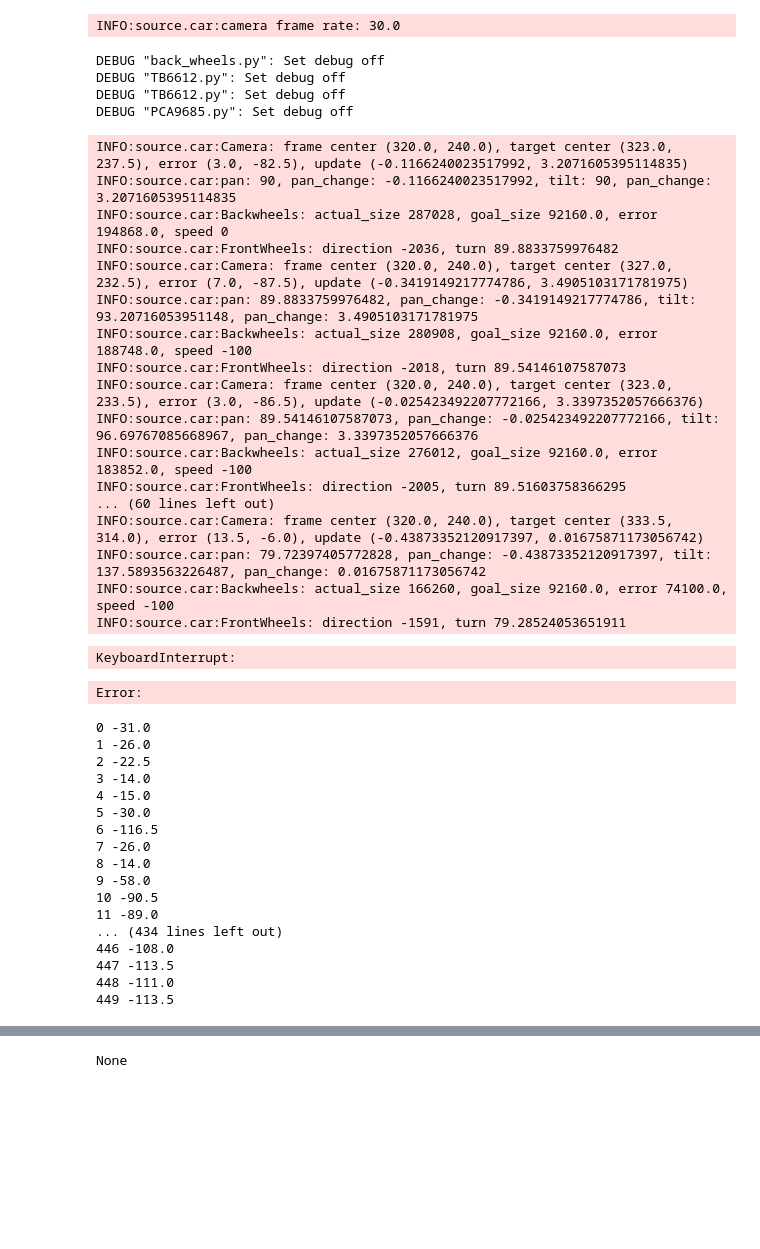
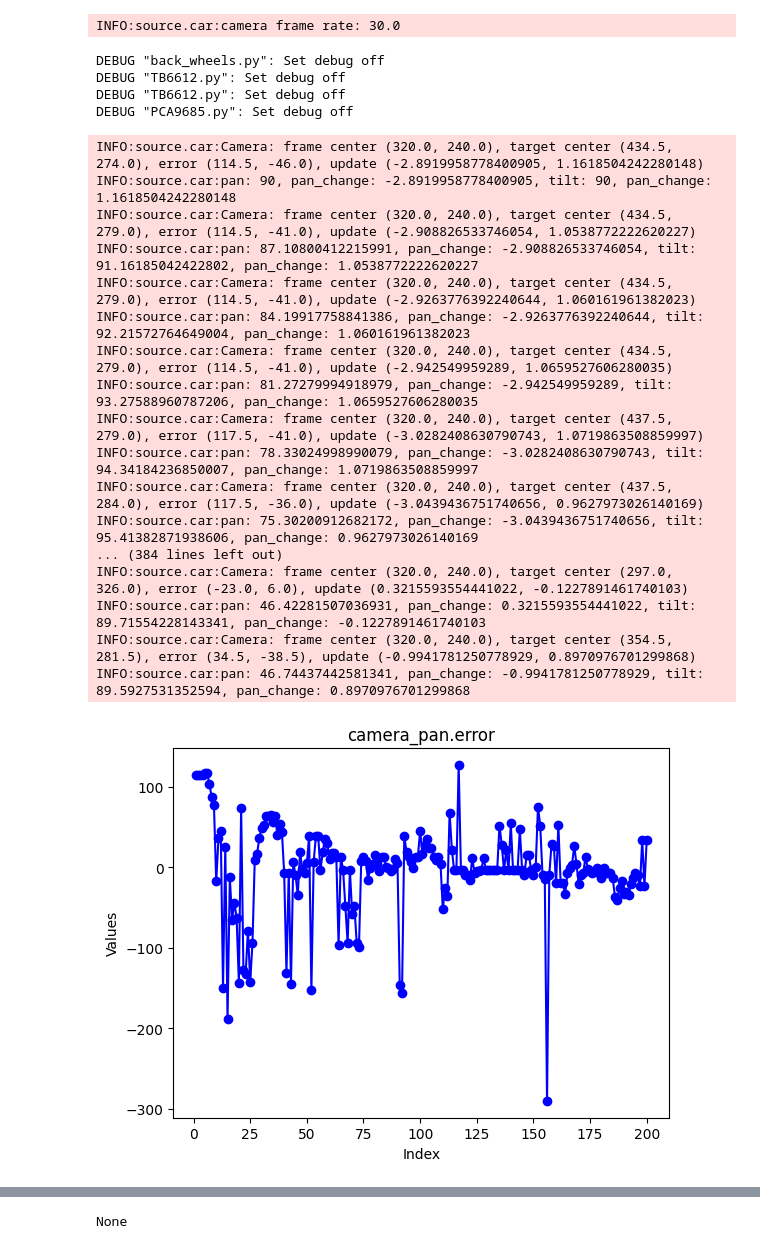
Before and after one commit to tonywang1990/curiosity, a Jupyter notebook: test.ipynb, the cells around one changed output, grey strips where cells are left out. Saved outputs shown, nothing was run; the diff lists cells and outputs as text; code cells hidden in the pictures; blank space fills up the shorter version.

```diff
--- a/test.ipynb
+++ b/test.ipynb
@@ -1,44 +1,45 @@
 # %%
 from source.car import Car
 from PIL import Image
 import logging
 logging.basicConfig(level=logging.INFO)
 
 
 car = Car()
 #car.get_target_list()
 #car.test()
-res = car.loop(args={'tgt_ids':[17, 0], 'tgt_key':'score'}, max_iter=100, debug=True)
-ctrl = car.controllers['back_wheels']
-ctrl.plot('back_wheels')
+res = car.loop(args={'tgt_ids':[17, 0], 'tgt_key':'score'}, max_iter=200, debug=True)
+signal = 'camera_pan'#'back_wheels'
+
+ctrl = car.controllers[signal]
+ctrl.plot(signal)
 
 
 
 ## TODO: change to only return one target
 ## TODO: use exp moving avg
 ## TODO: use PID, and save and plot tracking curves
 # %% [output]
 INFO:source.car:camera frame rate: 30.0
 DEBUG "back_wheels.py": Set debug off
 DEBUG "TB6612.py": Set debug off
 DEBUG "TB6612.py": Set debug off
 DEBUG "PCA9685.py": Set debug off
-INFO:source.car:Camera: frame center (320.0, 240.0), target center (323.0, 237.5), error (3.0, -82.5), update (-0.1166240023517992, 3.2071605395114835)
-INFO:source.car:pan: 90, pan_change: -0.1166240023517992, tilt: 90, pan_change: 3.2071605395114835
-INFO:source.car:Backwheels: actual_size 287028, goal_size 92160.0, error 194868.0, speed 0
-INFO:source.car:FrontWheels: direction -2036, turn 89.8833759976482
-INFO:source.car:Camera: frame center (320.0, 240.0), target center (327.0, 232.5), error (7.0, -87.5), update (-0.3419149217774786, 3.4905103171781975)
-INFO:source.car:pan: 89.8833759976482, pan_change: -0.3419149217774786, tilt: 93.20716053951148, pan_change: 3.4905103171781975
-INFO:source.car:Backwheels: actual_size 280908, goal_size 92160.0, error 188748.0, speed -100
-INFO:source.car:FrontWheels: direction -2018, turn 89.54146107587073
-INFO:source.car:Camera: frame center (320.0, 240.0), target center (323.0, 233.5), error (3.0, -86.5), update (-0.025423492207772166, 3.3397352057666376)
-INFO:source.car:pan: 89.54146107587073, pan_change: -0.025423492207772166, tilt: 96.69767085668967, pan_change: 3.3397352057666376
-INFO:source.car:Backwheels: actual_size 276012, goal_size 92160.0, error 183852.0, speed -100
-INFO:source.car:FrontWheels: direction -2005, turn 89.51603758366295
-... (60 lines left out)
-INFO:source.car:Camera: frame center (320.0, 240.0), target center (333.5, 314.0), error (13.5, -6.0), update (-0.43873352120917397, 0.01675871173056742)
-INFO:source.car:pan: 79.72397405772828, pan_change: -0.43873352120917397, tilt: 137.5893563226487, pan_change: 0.01675871173056742
-INFO:source.car:Backwheels: actual_size 166260, goal_size 92160.0, error 74100.0, speed -100
-INFO:source.car:FrontWheels: direction -1591, turn 79.28524053651911
+INFO:source.car:Camera: frame center (320.0, 240.0), target center (434.5, 274.0), error (114.5, -46.0), update (-2.8919958778400905, 1.1618504242280148)
+INFO:source.car:pan: 90, pan_change: -2.8919958778400905, tilt: 90, pan_change: 1.1618504242280148
+INFO:source.car:Camera: frame center (320.0, 240.0), target center (434.5, 279.0), error (114.5, -41.0), update (-2.908826533746054, 1.0538772222620227)
+INFO:source.car:pan: 87.10800412215991, pan_change: -2.908826533746054, tilt: 91.16185042422802, pan_change: 1.0538772222620227
+INFO:source.car:Camera: frame center (320.0, 240.0), target center (434.5, 279.0), error (114.5, -41.0), update (-2.9263776392240644, 1.060161961382023)
+INFO:source.car:pan: 84.19917758841386, pan_change: -2.9263776392240644, tilt: 92.21572764649004, pan_change: 1.060161961382023
+INFO:source.car:Camera: frame center (320.0, 240.0), target center (434.5, 279.0), error (114.5, -41.0), update (-2.942549959289, 1.0659527606280035)
+INFO:source.car:pan: 81.27279994918979, pan_change: -2.942549959289, tilt: 93.27588960787206, pan_change: 1.0659527606280035
+INFO:source.car:Camera: frame center (320.0, 240.0), target center (437.5, 279.0), error (117.5, -41.0), update (-3.0282408630790743, 1.0719863508859997)
+INFO:source.car:pan: 78.33024998990079, pan_change: -3.0282408630790743, tilt: 94.34184236850007, pan_change: 1.0719863508859997
+INFO:source.car:Camera: frame center (320.0, 240.0), target center (437.5, 284.0), error (117.5, -36.0), update (-3.0439436751740656, 0.9627973026140169)
+INFO:source.car:pan: 75.30200912682172, pan_change: -3.0439436751740656, tilt: 95.41382871938606, pan_change: 0.9627973026140169
+... (384 lines left out)
+INFO:source.car:Camera: frame center (320.0, 240.0), target center (297.0, 326.0), error (-23.0, 6.0), update (0.3215593554441022, -0.1227891461740103)
+INFO:source.car:pan: 46.42281507036931, pan_change: 0.3215593554441022, tilt: 89.71554228143341, pan_change: -0.1227891461740103
+INFO:source.car:Camera: frame center (320.0, 240.0), target center (354.5, 281.5), error (34.5, -38.5), update (-0.9941781250778929, 0.8970976701299868)
+INFO:source.car:pan: 46.74437442581341, pan_change: -0.9941781250778929, tilt: 89.5927531352594, pan_change: 0.8970976701299868
-KeyboardInterrupt:
-Error:
+[figure, added]
@@ -48,25 +46,3 @@ car.front_wheels.turn = 85.5
-# %%
-l = pan_ctrl.log['error'][:-50]
-for i, v in enumerate(l):
-    print(i, v)
-# %% [output]
-0 -31.0
-1 -26.0
-2 -22.5
-3 -14.0
-4 -15.0
-5 -30.0
-6 -116.5
-7 -26.0
-8 -14.0
-9 -58.0
-10 -90.5
-11 -89.0
-... (434 lines left out)
-446 -108.0
-447 -113.5
-448 -111.0
-449 -113.5
 # %%
 display(Image.fromarray(res[1]))
 # %% [output]
```
Also changed, not shown: parts of 2 cells of this notebook, 1 other file.
